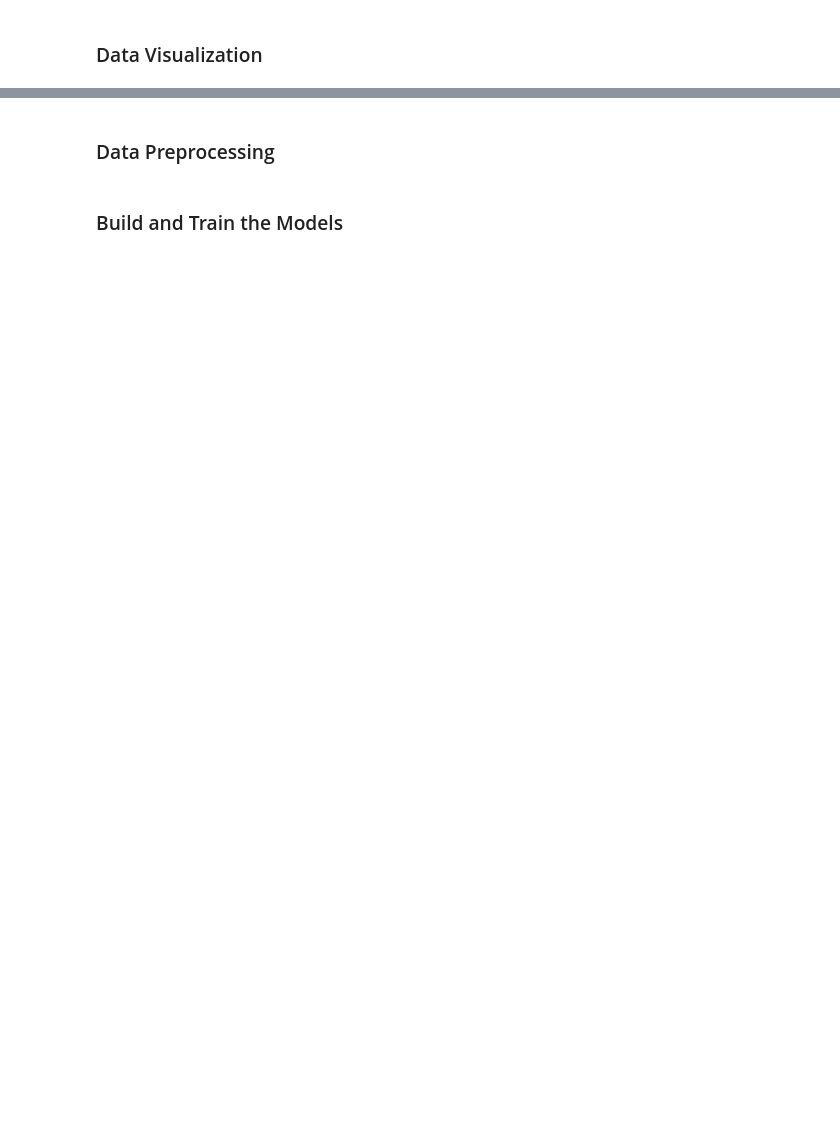
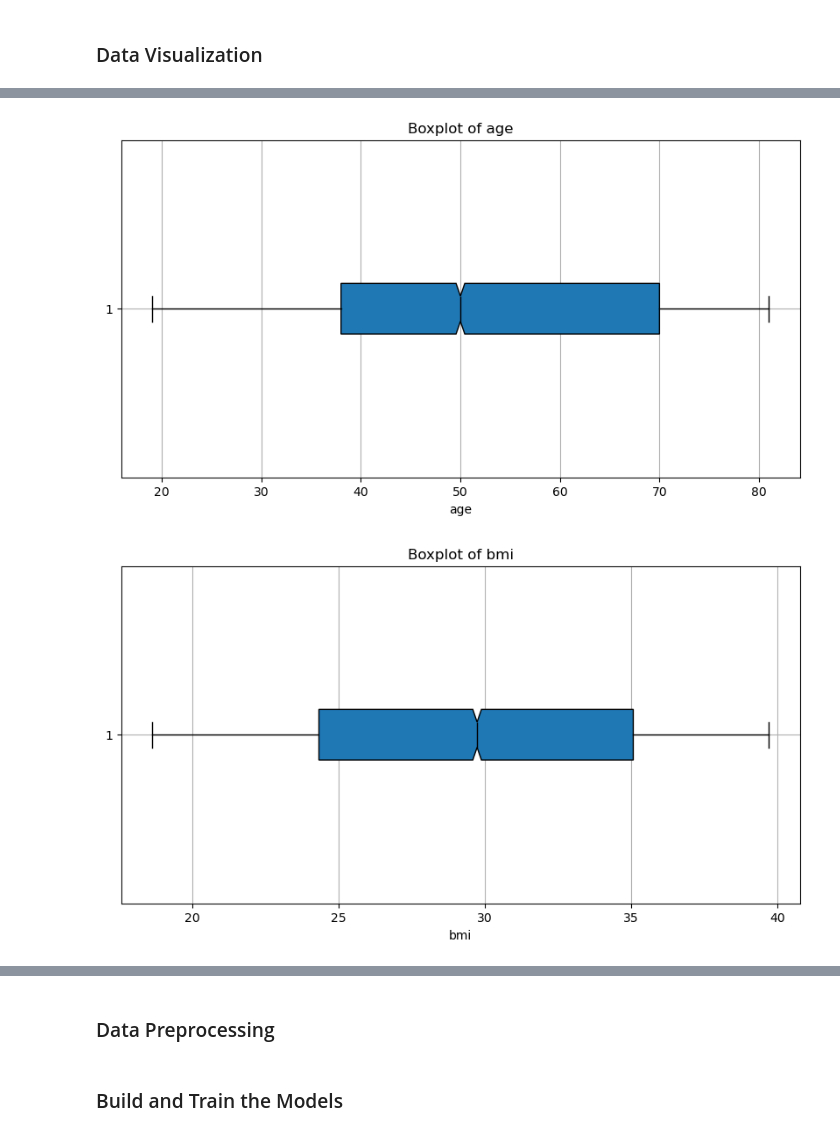
Before and after one commit to hsnshz/SugarCheck, a Jupyter notebook: Backend/ML-Models/A1c-Estimation/A1c-ML-Models.ipynb, the cells around one changed output, grey strips where cells are left out. Drawn from its saved outputs; the diff is of its cells as text; code cells hidden in the pictures; blank space fills up the shorter version.

```diff
--- a/Backend/ML-Models/A1c-Estimation/A1c-ML-Models.ipynb
+++ b/Backend/ML-Models/A1c-Estimation/A1c-ML-Models.ipynb
@@ -105,0 +106,17 @@ plt.show()
+# %%
+for col in columns:
+    plt.figure(figsize=(10, 5))
+    plt.boxplot(
+        df[col],
+        vert=False,
+        patch_artist=True,
+        notch=True,
+        medianprops={"color": "black"},
+    )
+    plt.title(f"Boxplot of {col}")
+    plt.xlabel(col)
+    plt.grid(True)
+    plt.show()
+# %% [output]
+[figure, added]
+[figure, added]
```
Also changed, not shown: parts of 38 cells of this notebook, 10 other files.
